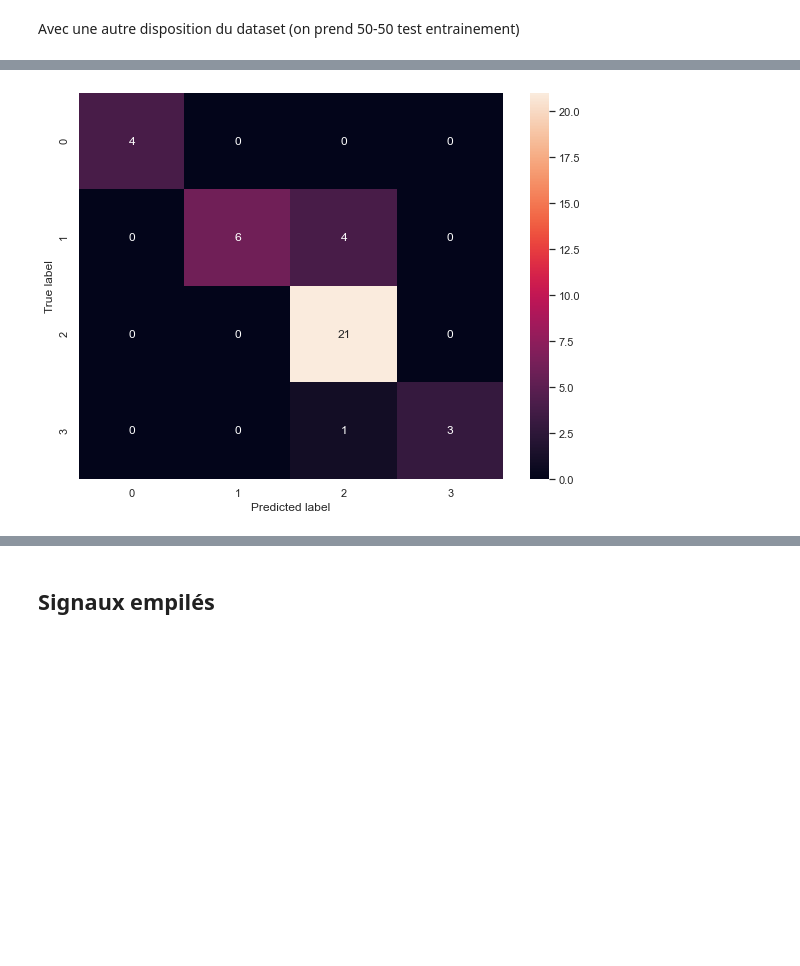
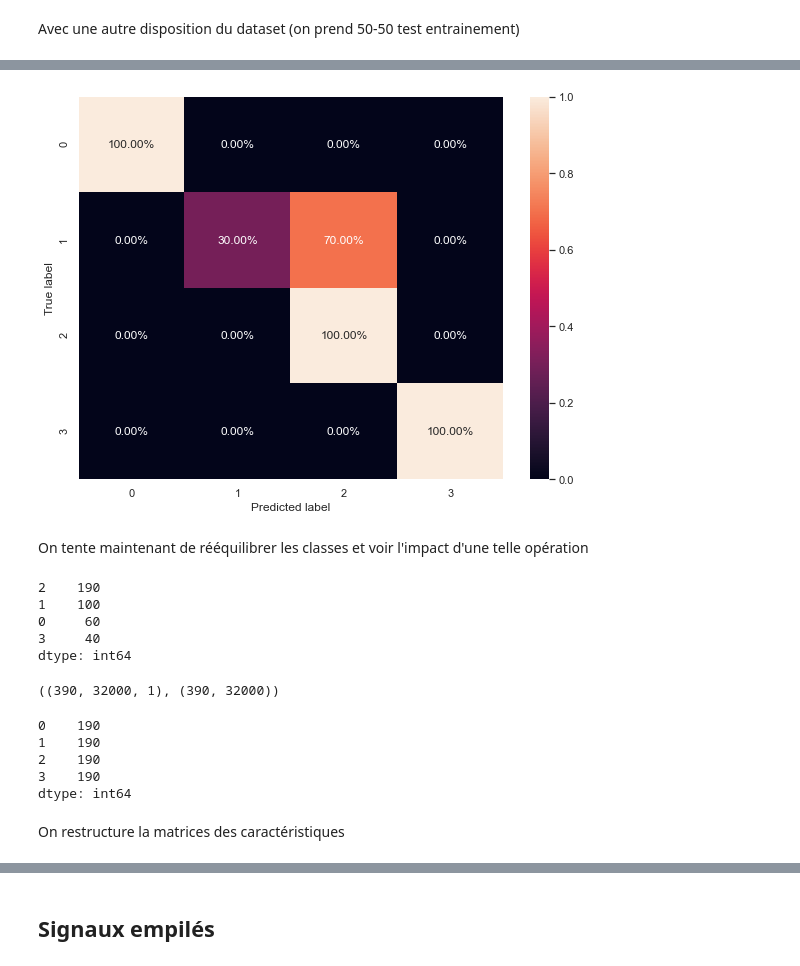
Before and after one commit to MohamedNennouche/COPD-Detection, a Jupyter notebook: COPD-tsaug.ipynb, the cells around one changed output, grey strips where cells are left out. Cells and saved outputs as stored; diff of their text form; code cells hidden in the pictures; blank space fills up the shorter version.

Commit message:
Ajout de plusieurs stratégie d'augmentation des données utilisant tsaug et ensuite SMOTE avec une amélioration des résultats

```diff
--- a/COPD-tsaug.ipynb
+++ b/COPD-tsaug.ipynb
@@ -293,9 +294,10 @@ y_model_max = np.argmax(y_model, axis=1)
 con_mat = tf.math.confusion_matrix(labels=etiq_test, predictions=y_model_max).numpy()
 
 # Visualization
+cmn = con_mat.astype('float') / con_mat.sum(axis=1)[:, np.newaxis]
 sns.set_theme(style='darkgrid')
 plt.figure(figsize=(8, 6))
-sns.heatmap(con_mat, annot=True)
+sns.heatmap(cmn, annot=True, fmt='.2%')
 plt.tight_layout()
 plt.ylabel('True label')
 plt.xlabel('Predicted label')
@@ -321 +323,28 @@ INFO:tensorflow:Assets written to: .\Model_CNN1D_32000_aug_2\assets
-[figure, old version]
+[figure, new version]
+# %% [markdown]
+On tente maintenant de rééquilibrer les classes et voir l'impact d'une telle opération
+# %%
+etiq_train_aug.value_counts()
+# %% [output]
+2    190
+1    100
+0     60
+3     40
+dtype: int64
+# %%
+fv_train_aug_res = np.add.reduce(fv_train_aug, axis=2)
+fv_train_aug.shape, fv_train_aug_res.shape
+# %% [output]
+((390, 32000, 1), (390, 32000))
+# %%
+sm = SMOTE(random_state=42)
+fv_train_aug_res, etiq_train_aug_res = sm.fit_resample(fv_train_aug_res, etiq_train_aug)
+etiq_train_aug_res.value_counts()
+# %% [output]
+0    190
+1    190
+2    190
+3    190
+dtype: int64
+# %% [markdown]
+On restructure la matrices des caractéristiques
```
Also changed, not shown: parts of 7 cells of this notebook, 12 other files.
